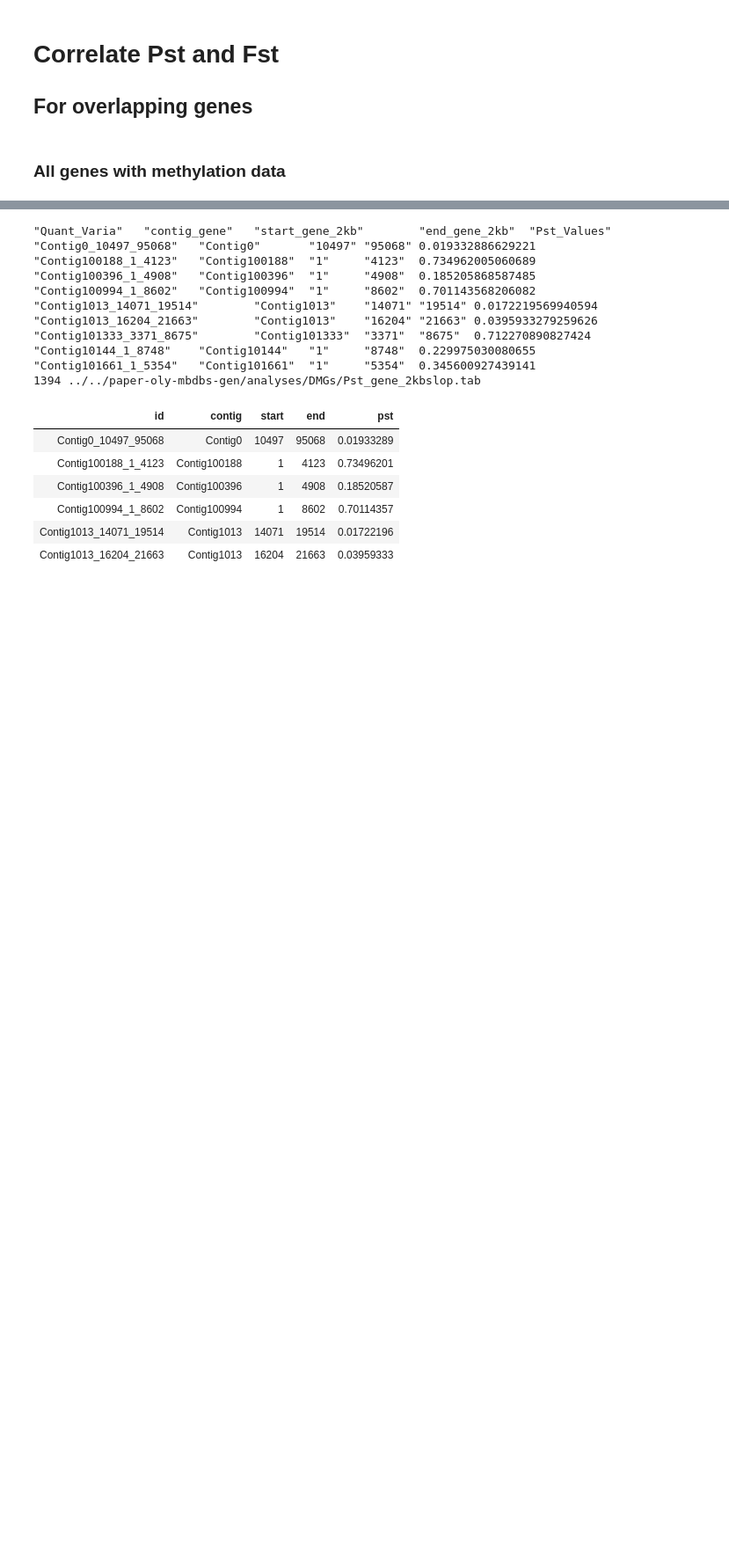
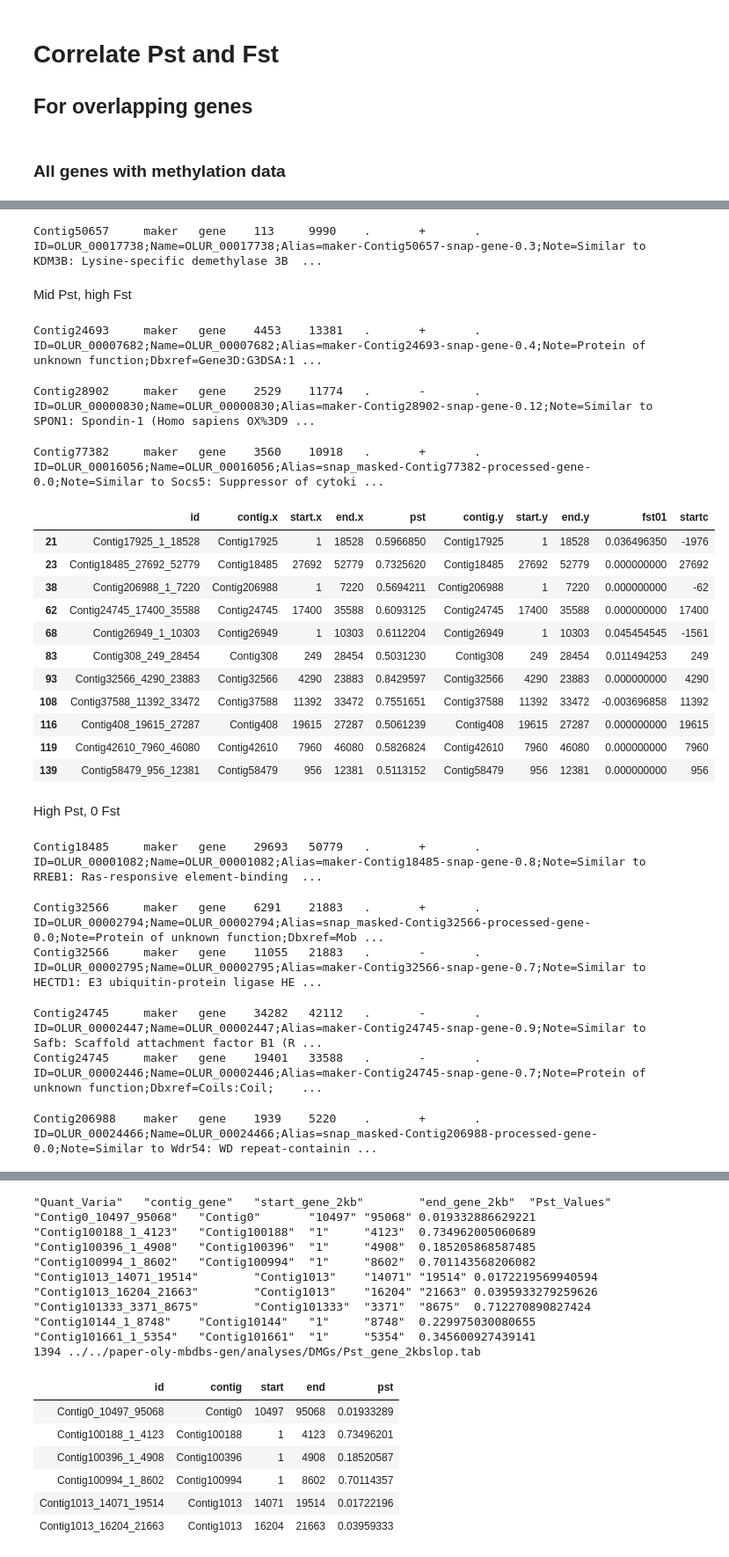
Before and after one commit to sr320/paper-oly-mbdbs-gen, a Jupyter notebook: code/MBD_samples_genetic_analysisHCSS.ipynb, the cells around one changed output, grey strips where cells are left out. Shown at 88% size. Saved outputs shown, nothing was run; the diff lists cells and outputs as text; code cells hidden in the pictures; blank space fills up the shorter version.

```diff
--- a/code/MBD_samples_genetic_analysisHCSS.ipynb
+++ b/code/MBD_samples_genetic_analysisHCSS.ipynb
@@ -226,0 +383,53 @@ sample estimates:
+# %%
+grep "Contig50657" Results/fstpst_2kbslop.genes
+# %% [output]
+Contig50657     maker   gene    113     9990    .       +       .       ID=OLUR_00017738;Name=OLUR_00017738;Alias=maker-Contig50657-snap-gene-0.3;Note=Similar to KDM3B: Lysine-specific demethylase 3B  ...
+# %% [markdown]
+Mid Pst, high Fst
+# %%
+grep "Contig24693" Results/fstpst_2kbslop.genes
+# %% [output]
+Contig24693     maker   gene    4453    13381   .       +       .       ID=OLUR_00007682;Name=OLUR_00007682;Alias=maker-Contig24693-snap-gene-0.4;Note=Protein of unknown function;Dbxref=Gene3D:G3DSA:1 ...
+# %%
+grep "Contig28902" Results/fstpst_2kbslop.genes
+# %% [output]
+Contig28902     maker   gene    2529    11774   .       -       .       ID=OLUR_00000830;Name=OLUR_00000830;Alias=maker-Contig28902-snap-gene-0.12;Note=Similar to SPON1: Spondin-1 (Homo sapiens OX%3D9 ...
+# %%
+grep "Contig77382" Results/fstpst_2kbslop.genes
+# %% [output]
+Contig77382     maker   gene    3560    10918   .       +       .       ID=OLUR_00016056;Name=OLUR_00016056;Alias=snap_masked-Contig77382-processed-gene-0.0;Note=Similar to Socs5: Suppressor of cytoki ...
+# %%
+both[which(both$fst01 <0.05 & both$pst > 0.5),]
+# %% [output]
+|  | id | contig.x | start.x | end.x | pst | contig.y | start.y | end.y | fst01 | startc |
+| 21 | Contig17925_1_18528 | Contig17925 | 1 | 18528 | 0.5966850 | Contig17925 | 1 | 18528 | 0.036496350 | -1976 |
+| 23 | Contig18485_27692_52779 | Contig18485 | 27692 | 52779 | 0.7325620 | Contig18485 | 27692 | 52779 | 0.000000000 | 27692 |
+| 38 | Contig206988_1_7220 | Contig206988 | 1 | 7220 | 0.5694211 | Contig206988 | 1 | 7220 | 0.000000000 | -62 |
+| 62 | Contig24745_17400_35588 | Contig24745 | 17400 | 35588 | 0.6093125 | Contig24745 | 17400 | 35588 | 0.000000000 | 17400 |
+| 68 | Contig26949_1_10303 | Contig26949 | 1 | 10303 | 0.6112204 | Contig26949 | 1 | 10303 | 0.045454545 | -1561 |
+| 83 | Contig308_249_28454 | Contig308 | 249 | 28454 | 0.5031230 | Contig308 | 249 | 28454 | 0.011494253 | 249 |
+| 93 | Contig32566_4290_23883 | Contig32566 | 4290 | 23883 | 0.8429597 | Contig32566 | 4290 | 23883 | 0.000000000 | 4290 |
+| 108 | Contig37588_11392_33472 | Contig37588 | 11392 | 33472 | 0.7551651 | Contig37588 | 11392 | 33472 | -0.003696858 | 11392 |
+| 116 | Contig408_19615_27287 | Contig408 | 19615 | 27287 | 0.5061239 | Contig408 | 19615 | 27287 | 0.000000000 | 19615 |
+| 119 | Contig42610_7960_46080 | Contig42610 | 7960 | 46080 | 0.5826824 | Contig42610 | 7960 | 46080 | 0.000000000 | 7960 |
+| 139 | Contig58479_956_12381 | Contig58479 | 956 | 12381 | 0.5113152 | Contig58479 | 956 | 12381 | 0.000000000 | 956 |
+# %% [markdown]
+High Pst, 0 Fst
+# %%
+grep "Contig18485" Results/fstpst_2kbslop.genes
+# %% [output]
+Contig18485     maker   gene    29693   50779   .       +       .       ID=OLUR_00001082;Name=OLUR_00001082;Alias=maker-Contig18485-snap-gene-0.8;Note=Similar to RREB1: Ras-responsive element-binding  ...
+# %%
+grep "Contig32566" Results/fstpst_2kbslop.genes
+# %% [output]
+Contig32566     maker   gene    6291    21883   .       +       .       ID=OLUR_00002794;Name=OLUR_00002794;Alias=snap_masked-Contig32566-processed-gene-0.0;Note=Protein of unknown function;Dbxref=Mob ...
+Contig32566     maker   gene    11055   21883   .       -       .       ID=OLUR_00002795;Name=OLUR_00002795;Alias=maker-Contig32566-snap-gene-0.7;Note=Similar to HECTD1: E3 ubiquitin-protein ligase HE ...
+# %%
+grep "Contig24745" Results/fstpst_2kbslop.genes
+# %% [output]
+Contig24745     maker   gene    34282   42112   .       -       .       ID=OLUR_00002447;Name=OLUR_00002447;Alias=maker-Contig24745-snap-gene-0.9;Note=Similar to Safb: Scaffold attachment factor B1 (R ...
+Contig24745     maker   gene    19401   33588   .       -       .       ID=OLUR_00002446;Name=OLUR_00002446;Alias=maker-Contig24745-snap-gene-0.7;Note=Protein of unknown function;Dbxref=Coils:Coil;    ...
+# %%
+grep "Contig206988" Results/fstpst_2kbslop.genes
+# %% [output]
+Contig206988    maker   gene    1939    5220    .       +       .       ID=OLUR_00024466;Name=OLUR_00024466;Alias=snap_masked-Contig206988-processed-gene-0.0;Note=Similar to Wdr54: WD repeat-containin ...
```
Also changed, not shown: parts of 46 cells of this notebook.
